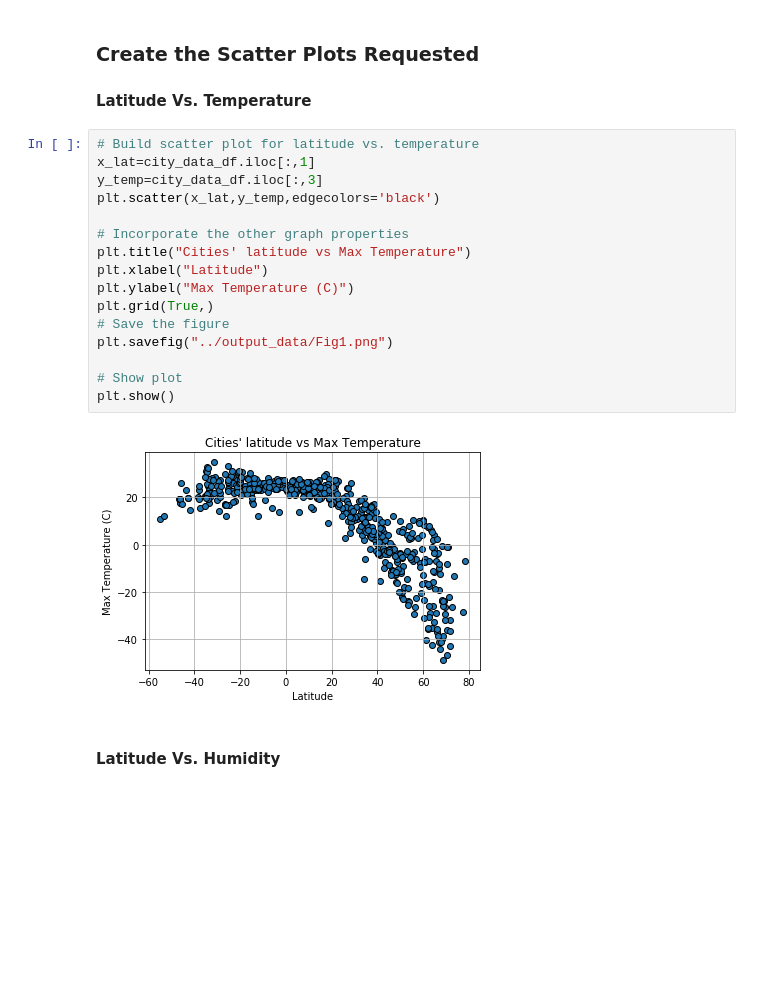
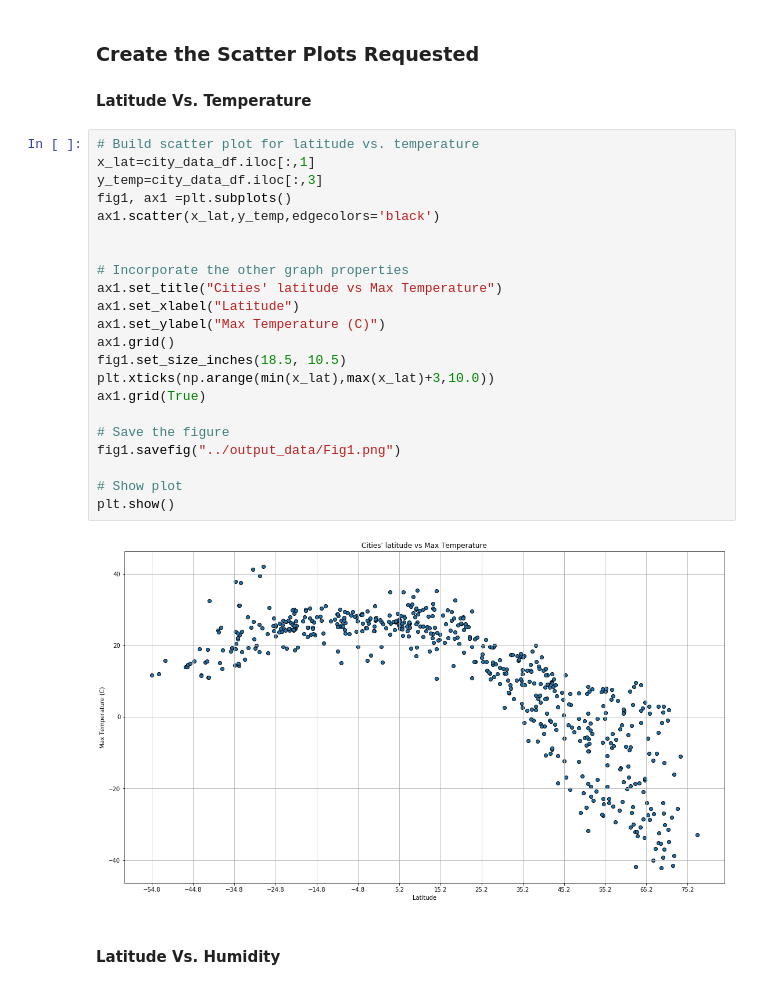
Before and after one commit to minmincg/python-api-challenge, a Jupyter notebook: WeatherPy/WeatherPy.ipynb, the cells around one changed output. Saved outputs shown, nothing was run; the diff lists cells and outputs as text; blank space fills up the shorter version.

```diff
--- a/WeatherPy/WeatherPy.ipynb
+++ b/WeatherPy/WeatherPy.ipynb
@@ -217,21 +201,27 @@ city_data_df.head()
 # %%
 # Build scatter plot for latitude vs. temperature
 x_lat=city_data_df.iloc[:,1]
 y_temp=city_data_df.iloc[:,3]
-plt.scatter(x_lat,y_temp,edgecolors='black')
+fig1, ax1 =plt.subplots()
+ax1.scatter(x_lat,y_temp,edgecolors='black')
+
 
 # Incorporate the other graph properties
-plt.title("Cities' latitude vs Max Temperature")
-plt.xlabel("Latitude")
-plt.ylabel("Max Temperature (C)")
-plt.grid(True,)
+ax1.set_title("Cities' latitude vs Max Temperature")
+ax1.set_xlabel("Latitude")
+ax1.set_ylabel("Max Temperature (C)")
+ax1.grid()
+fig1.set_size_inches(18.5, 10.5)
+plt.xticks(np.arange(min(x_lat),max(x_lat)+3,10.0))
+ax1.grid(True)
+
 # Save the figure
-plt.savefig("../output_data/Fig1.png")
+fig1.savefig("../output_data/Fig1.png")
 
 # Show plot
 plt.show()
 # %% [output]
-[figure, old version]
+[figure, new version]
 # %% [markdown]
 #### Latitude Vs. Humidity
 # %%
```
Also changed, not shown: parts of 27 cells of this notebook, 10 other files.
